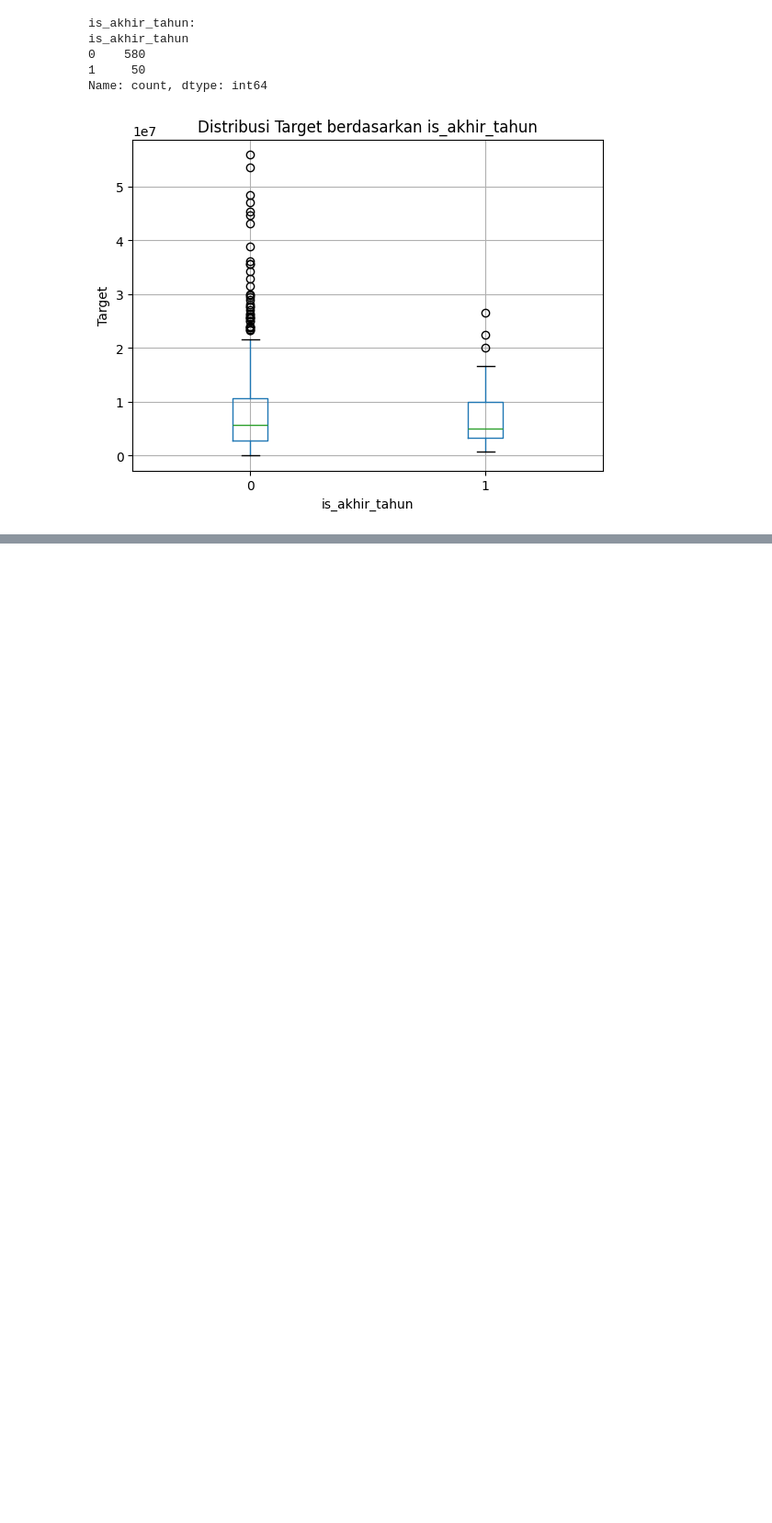
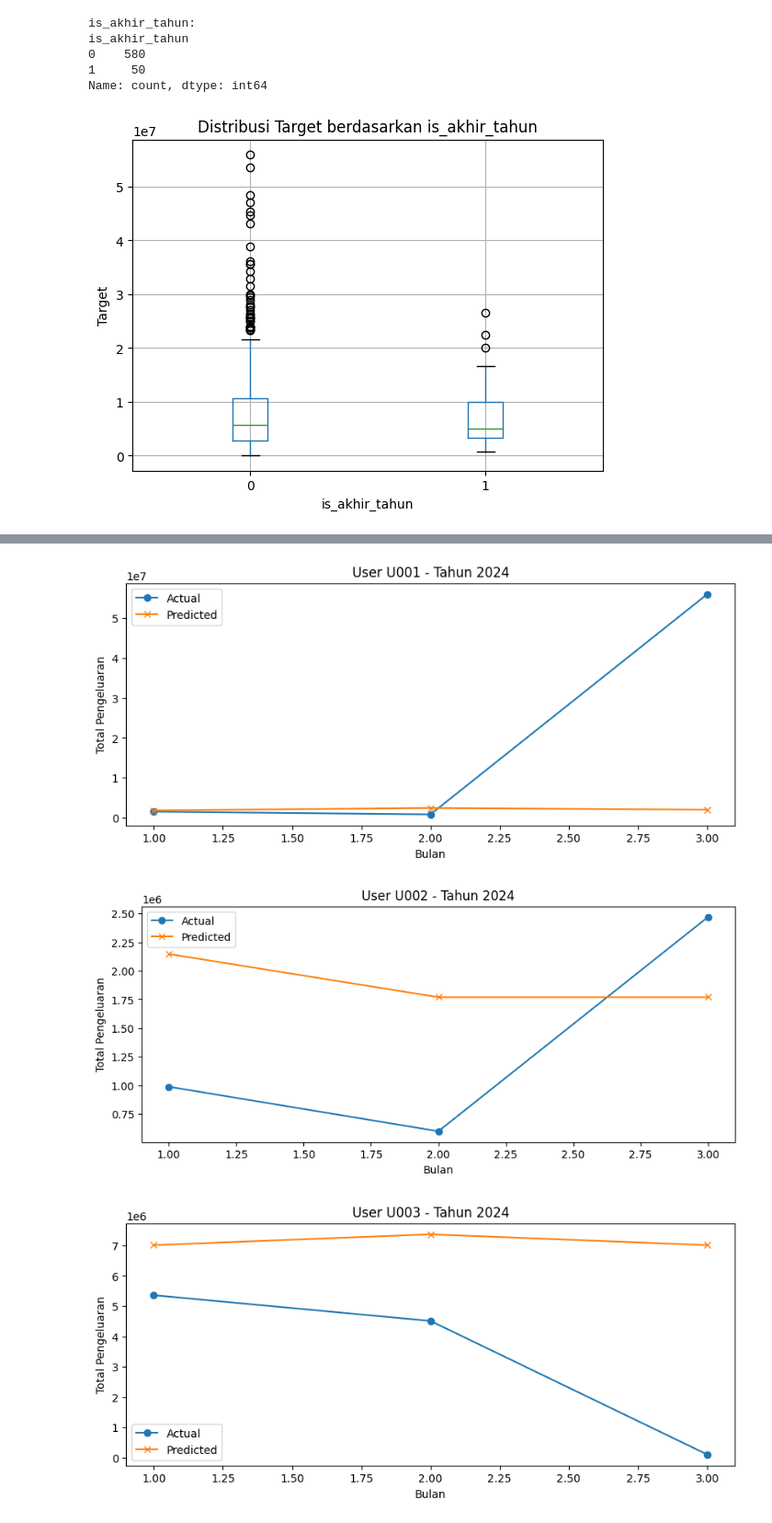
Before and after one commit to adenurchalisa/Capstone-Model, a Jupyter notebook: model_prediksi_1.ipynb, the cells around one changed output, grey strips where cells are left out. Shown at 92% size. Cells and saved outputs as stored; diff of their text form; code cells hidden in the pictures; blank space fills up the shorter version.

```diff
--- a/model_prediksi_1.ipynb
+++ b/model_prediksi_1.ipynb
@@ -300,0 +383,16 @@ Name: count, dtype: int64
+# %%
+unique_users = df_eval["user_id"].unique()
+for u in unique_users[:3]:  # Plot 3 user pertama
+    temp = df_eval[df_eval["user_id"] == u]
+    plt.figure(figsize=(10,4))
+    plt.plot(temp["bulan"], temp["actual"], label="Actual", marker='o')
+    plt.plot(temp["bulan"], temp["pred"], label="Predicted", marker='x')
+    plt.title(f"User {u} - Tahun 2024")
+    plt.xlabel("Bulan")
+    plt.ylabel("Total Pengeluaran")
+    plt.legend()
+    plt.show()
+# %% [output]
+[figure, added]
+[figure, added]
+[figure, added]
```
Also changed, not shown: parts of 3 cells of this notebook.
